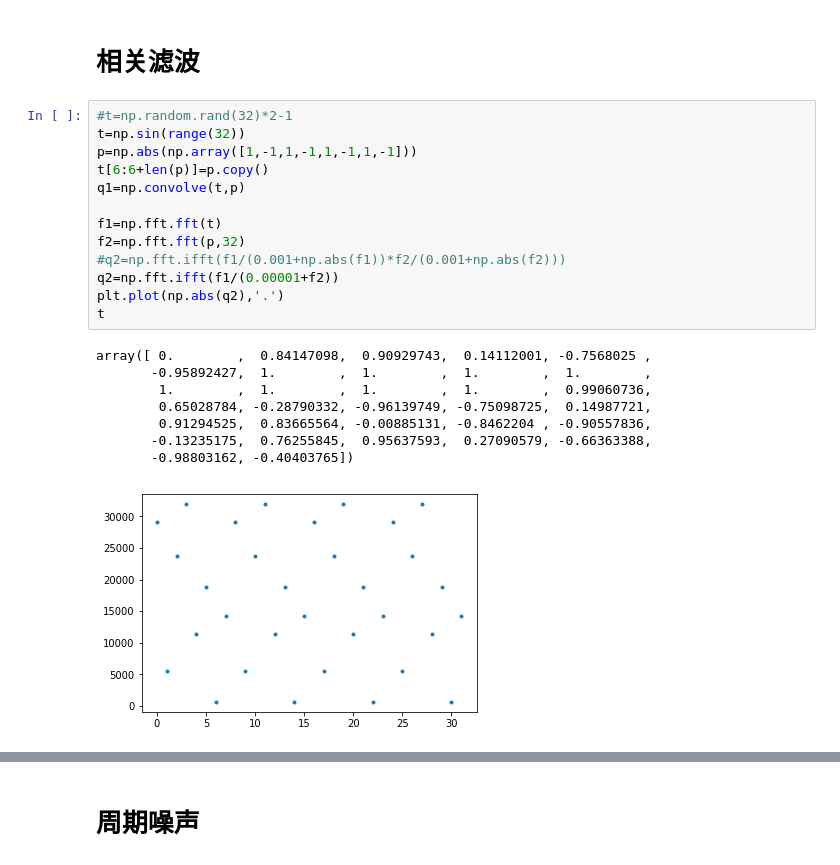
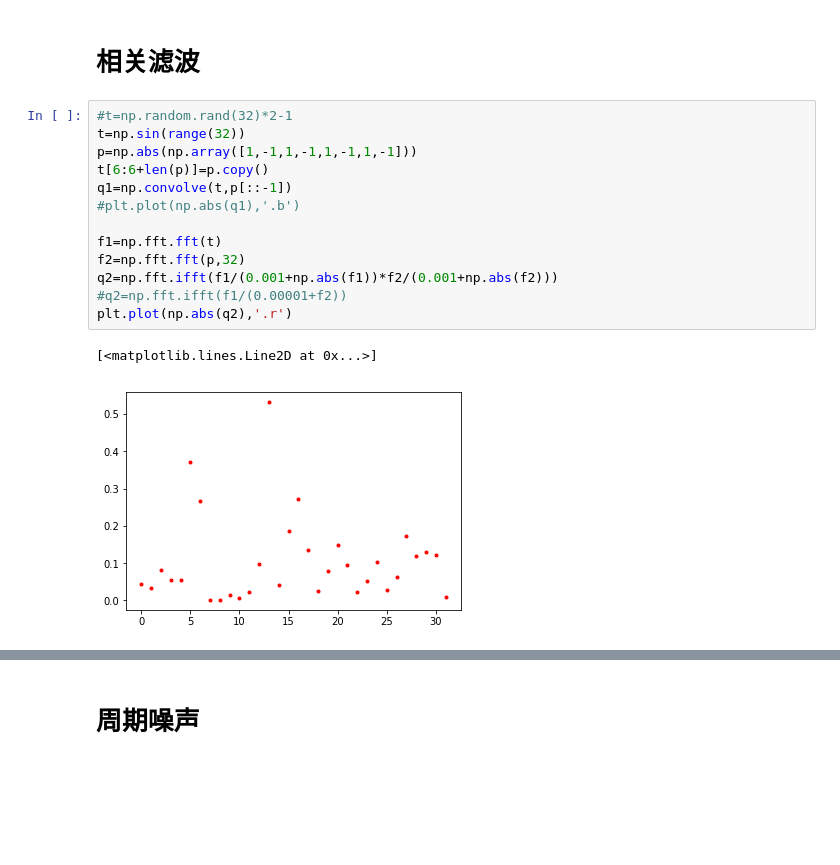
Before and after one commit to xingnix/learning, a Jupyter notebook: imageprocessing/jupyter/4/frequency.ipynb, the cells around one changed output, grey strips where cells are left out. Cells and saved outputs as stored; diff of their text form; blank space fills up the shorter version.

```diff
--- a/imageprocessing/jupyter/4/frequency.ipynb
+++ b/imageprocessing/jupyter/4/frequency.ipynb
@@ -63,23 +63,17 @@ array([1., 2., 3., 3., 2., 1., 0., 0., 0., 0.])
 # %%
 #t=np.random.rand(32)*2-1
 t=np.sin(range(32))
 p=np.abs(np.array([1,-1,1,-1,1,-1,1,-1]))
 t[6:6+len(p)]=p.copy()
-q1=np.convolve(t,p)
+q1=np.convolve(t,p[::-1])
+#plt.plot(np.abs(q1),'.b')
 
 f1=np.fft.fft(t)
 f2=np.fft.fft(p,32)
-#q2=np.fft.ifft(f1/(0.001+np.abs(f1))*f2/(0.001+np.abs(f2)))
-q2=np.fft.ifft(f1/(0.00001+f2))
-plt.plot(np.abs(q2),'.')
-t
+q2=np.fft.ifft(f1/(0.001+np.abs(f1))*f2/(0.001+np.abs(f2)))
+#q2=np.fft.ifft(f1/(0.00001+f2))
+plt.plot(np.abs(q2),'.r')
 # %% [output]
-array([ 0.        ,  0.84147098,  0.90929743,  0.14112001, -0.7568025 ,
-       -0.95892427,  1.        ,  1.        ,  1.        ,  1.        ,
-        1.        ,  1.        ,  1.        ,  1.        ,  0.99060736,
-        0.65028784, -0.28790332, -0.96139749, -0.75098725,  0.14987721,
-        0.91294525,  0.83665564, -0.00885131, -0.8462204 , -0.90557836,
-       -0.13235175,  0.76255845,  0.95637593,  0.27090579, -0.66363388,
-       -0.98803162, -0.40403765])
+[<matplotlib.lines.Line2D at 0x...>]
-[figure, old version]
+[figure, new version]
 # %%
```
Also changed, not shown: parts of 2 cells of this notebook.
